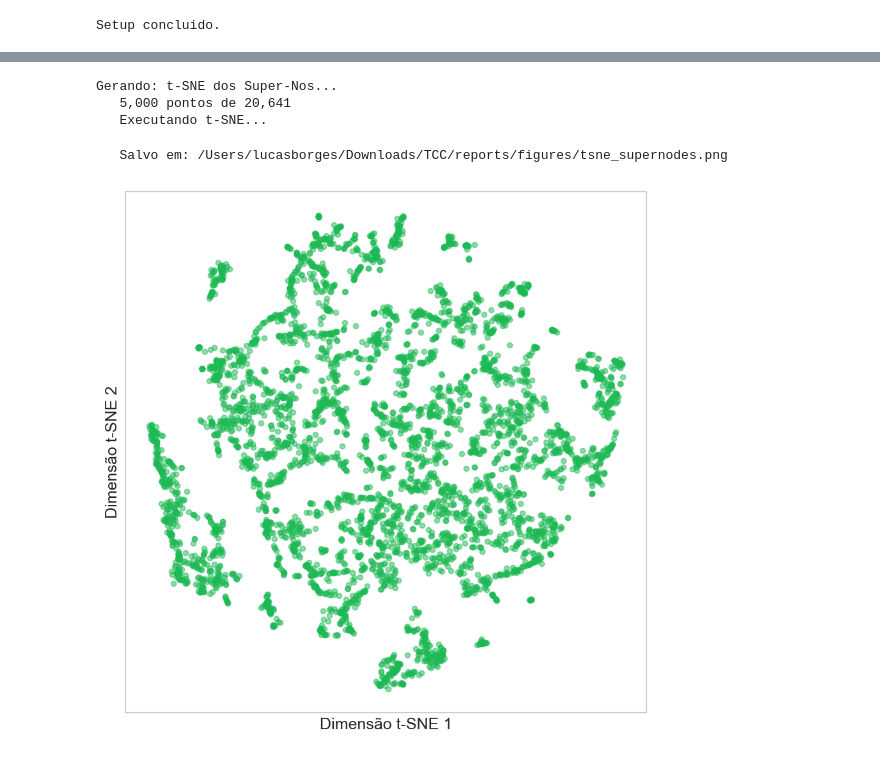
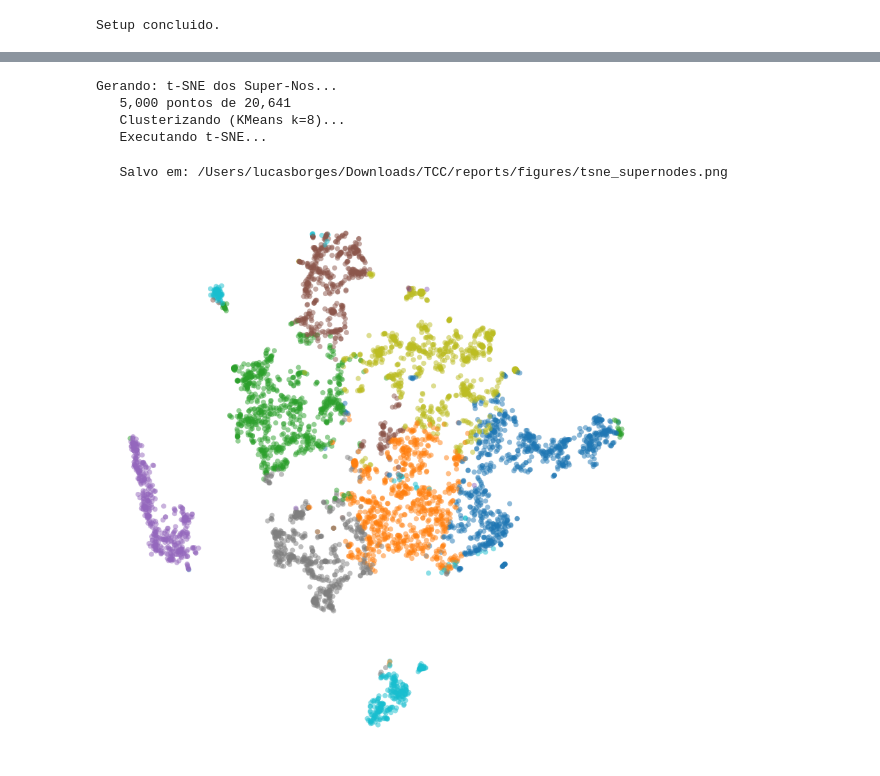
Before and after one commit to lucasborgs/music-recsys-gnn, a Jupyter notebook: codes/S10_visualization.ipynb, the cells around one changed output, grey strips where cells are left out. Saved outputs shown, nothing was run; the diff lists cells and outputs as text; code cells hidden in the pictures.

```diff
--- a/codes/S10_visualization.ipynb
+++ b/codes/S10_visualization.ipynb
@@ -74,10 +74,12 @@ Gerando: Learning Curves...
 # %%
 # ==============================================================================
-# FIGURA 2: t-SNE dos Super-Nos
+# FIGURA 2: t-SNE dos Super-Nos (colorido por cluster)
 # ==============================================================================
 
-def plot_tsne_supernodes(n_samples=5000, save_name="tsne_supernodes.png"):
-    """Projecao t-SNE dos embeddings dos super-nos."""
+from sklearn.cluster import KMeans
+
+def plot_tsne_supernodes(n_samples=5000, n_clusters=8, save_name="tsne_supernodes.png"):
+    """Projecao t-SNE dos embeddings dos super-nos, colorido por KMeans."""
     print("Gerando: t-SNE dos Super-Nos...")
 
     if not SUPER_EMB_PATH.exists():
@@ -91,37 +93,41 @@ def plot_tsne_supernodes(n_samples=5000, save_name="tsne_supernodes.png"):
 
     # Amostragem
     n_samples = min(n_samples, len(Z))
     np.random.seed(42)
     indices = np.random.choice(len(Z), n_samples, replace=False)
     Z_sample = Z[indices]
     print(f"   {n_samples:,} pontos de {len(Z):,}")
 
     # Liberar memoria
     del Z, df_emb
     gc.collect()
 
+    # KMeans nos embeddings 64D
+    print(f"   Clusterizando (KMeans k={n_clusters})...")
+    kmeans = KMeans(n_clusters=n_clusters, random_state=42, n_init=10)
+    labels = kmeans.fit_predict(Z_sample)
+
     # t-SNE
     print("   Executando t-SNE...")
-    tsne = TSNE(n_components=2, perplexity=30, n_iter=500, random_state=42, init='pca')
+    tsne = TSNE(n_components=2, perplexity=50, n_iter=1000, random_state=42, init='pca')
     Z_2d = tsne.fit_transform(Z_sample)
 
     # Plot
     fig, ax = plt.subplots(figsize=(6, 6))
-    ax.scatter(Z_2d[:, 0], Z_2d[:, 1], c="#1DB954", s=15, alpha=0.5)
-    ax.set_xlabel("Dimensão t-SNE 1")
-    ax.set_ylabel("Dimensão t-SNE 2")
-    ax.set_xticks([])
-    ax.set_yticks([])
+    ax.scatter(Z_2d[:, 0], Z_2d[:, 1], c=labels, cmap='tab10',
+               s=15, alpha=0.5, edgecolors='none')
+    ax.axis('off')
 
     plt.tight_layout()
     plt.savefig(OUT_FIG_DIR / save_name, dpi=300, bbox_inches='tight')
     print(f"   Salvo em: {OUT_FIG_DIR / save_name}")
     plt.show()
 
 plot_tsne_supernodes()
 # %% [output]
 Gerando: t-SNE dos Super-Nos...
    5,000 pontos de 20,641
+   Clusterizando (KMeans k=8)...
    Executando t-SNE...
    Salvo em: /Users/lucasborges/Downloads/TCC/reports/figures/tsne_supernodes.png
-[figure, old version]
+[figure, new version]
```
Also changed, not shown: parts of 1 cell of this notebook, 15 other files.
